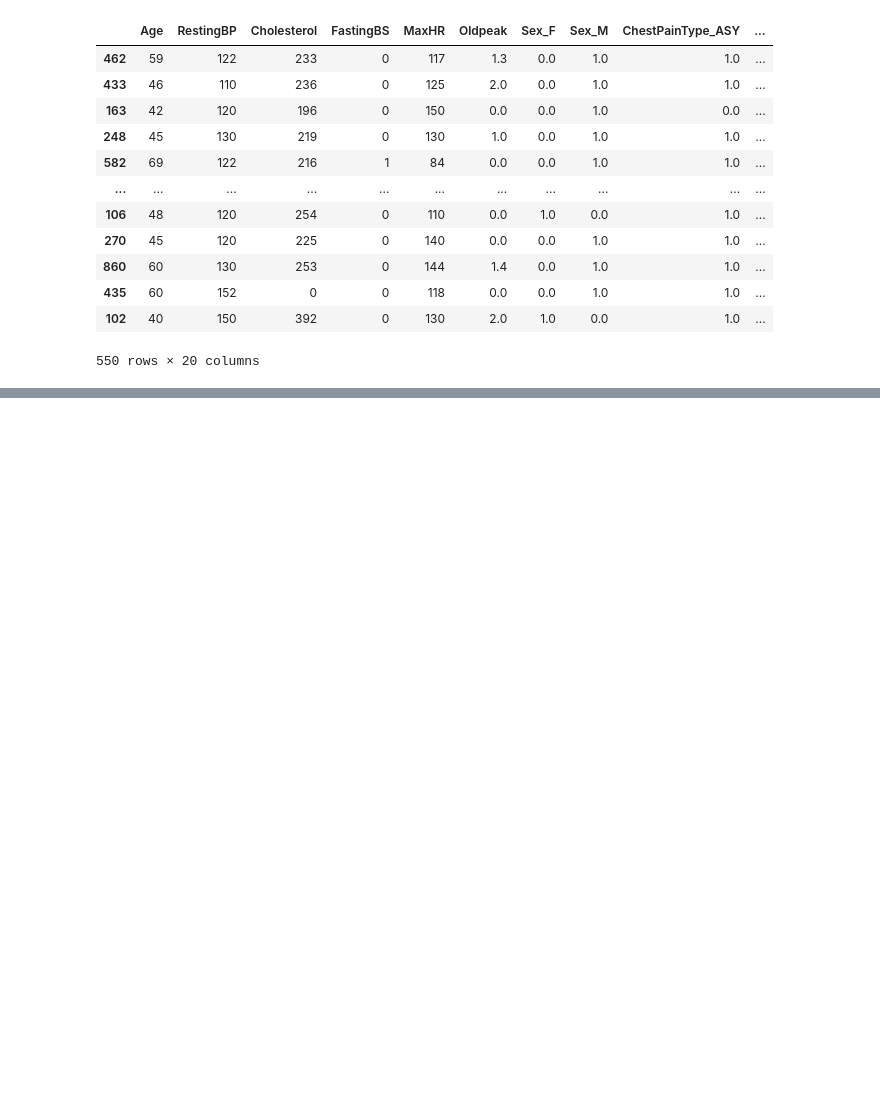
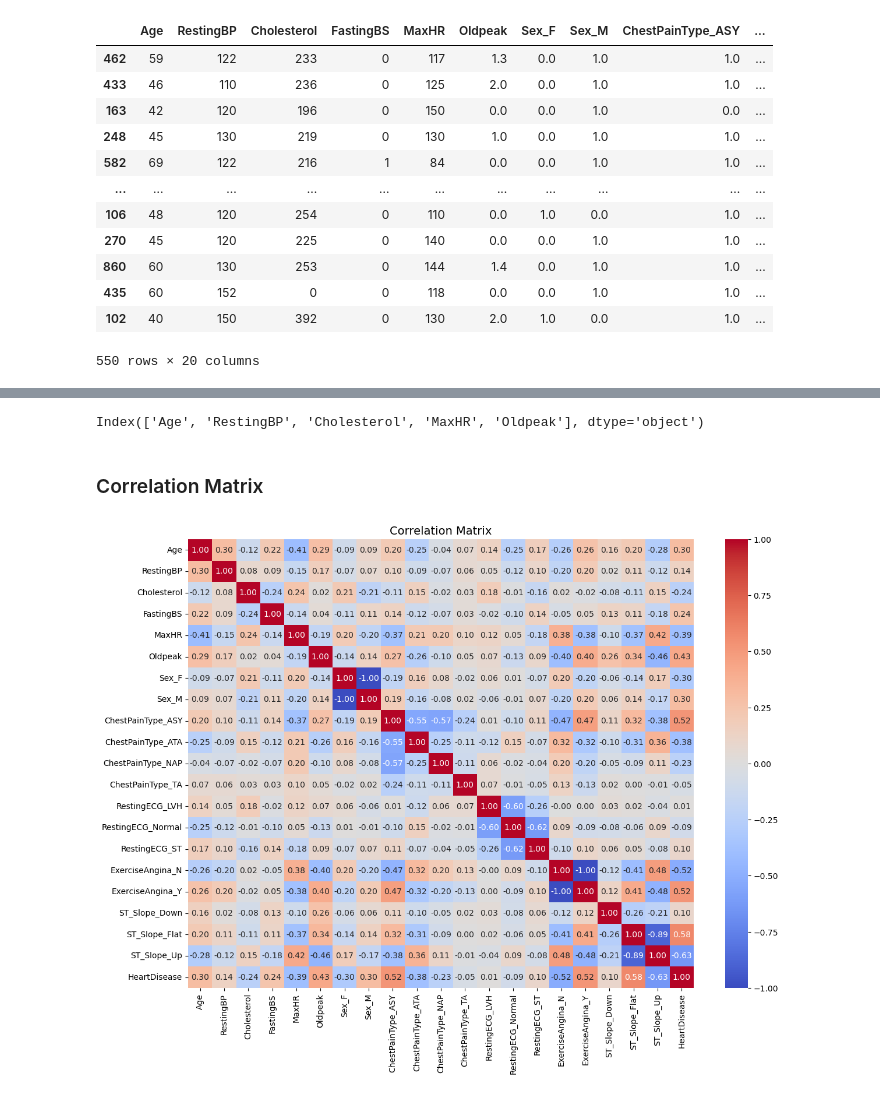
Before and after one commit to HernanRochon664/Proyectos-ML, a Jupyter notebook: HeartDisease-Classification/HeartDiseaseCLF.ipynb, the cells around one changed output, grey strips where cells are left out. Cells and saved outputs as stored; diff of their text form; code cells hidden in the pictures; blank space fills up the shorter version.

```diff
--- a/HeartDisease-Classification/HeartDiseaseCLF.ipynb
+++ b/HeartDisease-Classification/HeartDiseaseCLF.ipynb
@@ -274,0 +270,4 @@ X_train_scaled
+# %%
+num_columns
+# %% [output]
+Index(['Age', 'RestingBP', 'Cholesterol', 'MaxHR', 'Oldpeak'], dtype='object')
@@ -274,0 +284,14 @@ X_train_scaled
+# %% [markdown]
+### Correlation Matrix
+# %%
+X_train_encoded["HeartDisease"] = y_train
+
+corr_matrix = X_train_encoded.corr()
+plt.figure(figsize=(14, 10))
+sns.heatmap(corr_matrix, annot=True, cmap="coolwarm", fmt=".2f")
+plt.title("Correlation Matrix", fontsize=14)
+plt.show()
+
+X_train_encoded = X_train_encoded.drop("HeartDisease", axis=1)
+# %% [output]
+[figure, added]
```
Also changed, not shown: parts of 4 cells of this notebook.
